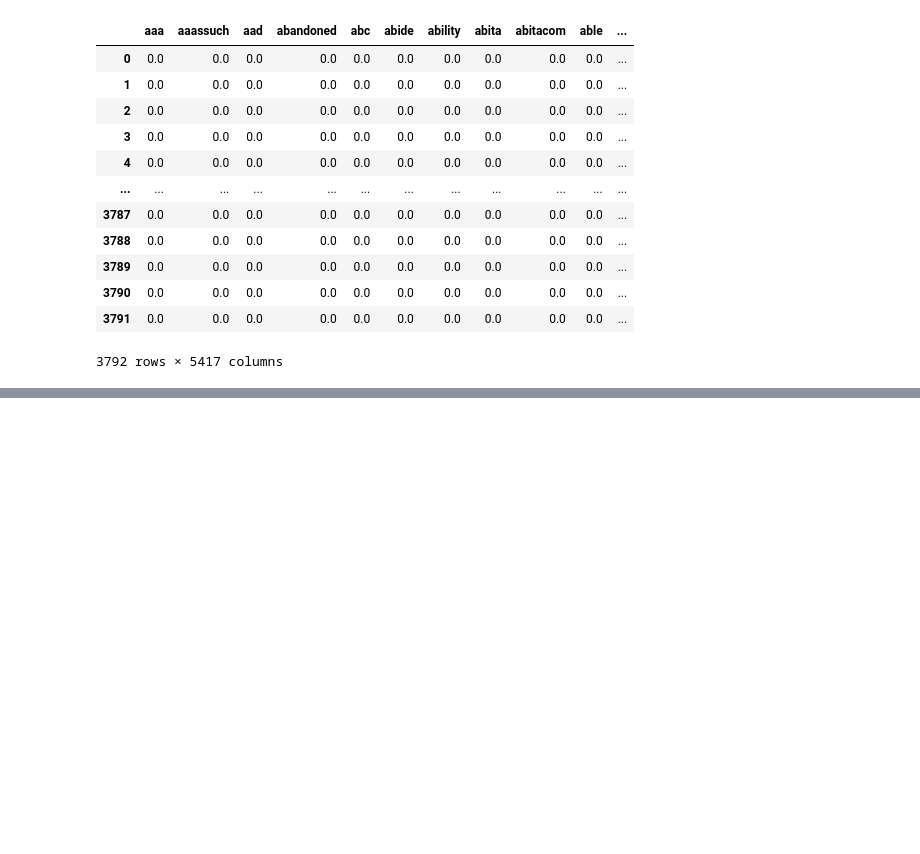
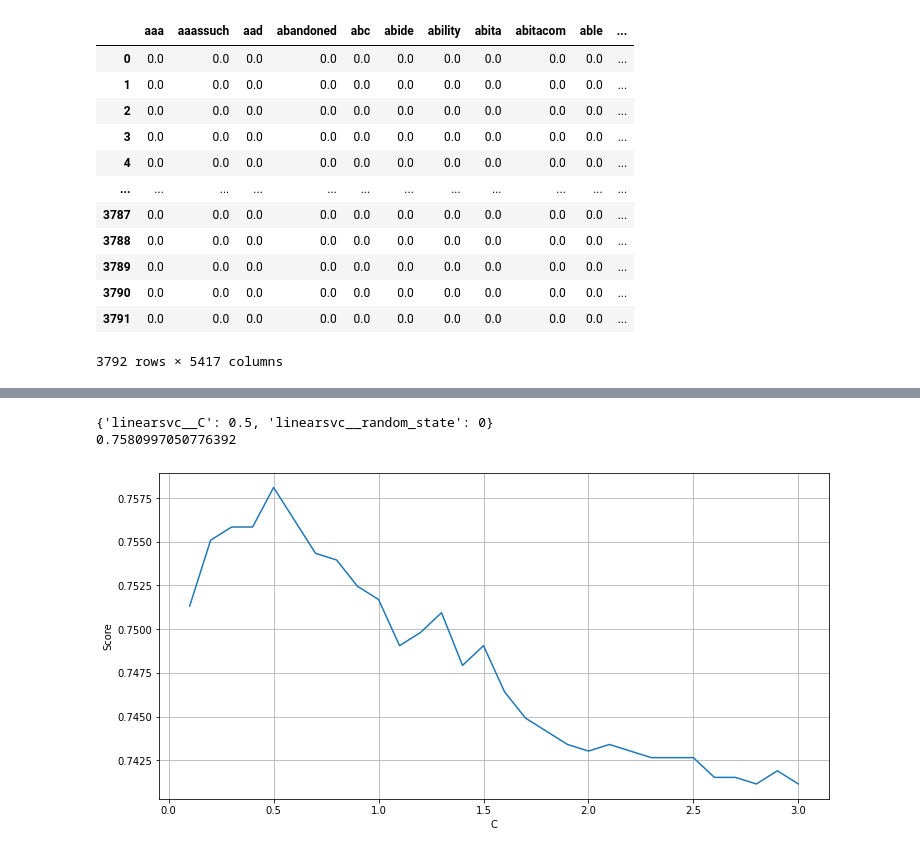
Before and after one commit to bachhvu/Policy-NLP, a Jupyter notebook: Model_Development.ipynb, the cells around one changed output, grey strips where cells are left out. Cells and saved outputs as stored; diff of their text form; code cells hidden in the pictures; blank space fills up the shorter version.

```diff
--- a/Model_Development.ipynb
+++ b/Model_Development.ipynb
@@ -132,0 +165,6 @@ grid_no_up.cv_results_
+# %%
+imba_pipeline = make_pipeline(SMOTE(random_state=0),
+                              LinearSVC(random_state=0))
+
+new_params = {'linearsvc__' + key: params[key] for key in params}
+grid_imba = GridSearchCV(imba_pipeline, param_grid=new_params, cv=kf).fit(segments_train, targets_train)
@@ -132,0 +189,20 @@ grid_no_up.cv_results_
+# %%
+print(grid_imba.best_params_)
+print(grid_imba.best_score_)
+# %% [output]
+{'linearsvc__C': 0.5, 'linearsvc__random_state': 0}
+0.7580997050776392
+# %%
+results = pd.DataFrame()
+# collect alpha list
+results['C'] = grid_imba.cv_results_['param_linearsvc__C'].data
+# collect test scores
+results['score'] = grid_imba.cv_results_['mean_test_score'].data
+
+plt.rcParams['figure.figsize'] = (12.0, 6.0)
+plt.plot(results['C'], results['score'])
+plt.xlabel('C')
+plt.ylabel('Score')
+plt.grid()
+# %% [output]
+[figure, added]
```
Also changed, not shown: parts of 41 cells of this notebook.
